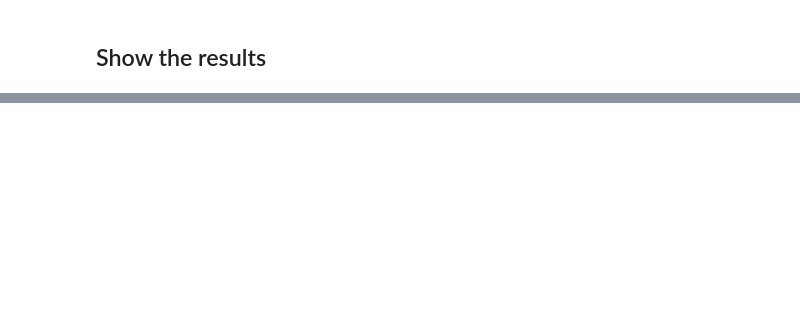
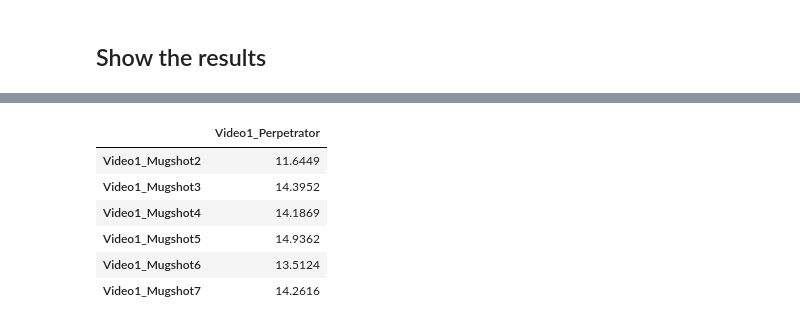
Before and after one commit to lmickes/pyWitnessAI, a Jupyter notebook: tutorial/01_Similarity.ipynb, the cells around one changed output, grey strips where cells are left out. Cells and saved outputs as stored; diff of their text form; code cells hidden in the pictures; blank space fills up the shorter version.

```diff
--- a/tutorial/01_Similarity.ipynb
+++ b/tutorial/01_Similarity.ipynb
@@ -112,0 +132,21 @@ image_analyzer.dataframe()
+# %%
+# Instead of 'mtcnn', you can simply use 'opencv' as backend of detection.
+image_analyzer = ImageAnalyzer(
+    column_images=WH_column_images,
+    row_images=WH_row_images,
+    model="Facenet",
+    backend="opencv",
+    distance_metric="euclidean",
+    normalization="Facenet"
+)
+
+image_analyzer.process()
+image_analyzer.dataframe()
+# %% [output]
+|  | Video1_Perpetrator |
+| Video1_Mugshot2 | 11.6449 |
+| Video1_Mugshot3 | 14.3952 |
+| Video1_Mugshot4 | 14.1869 |
+| Video1_Mugshot5 | 14.9362 |
+| Video1_Mugshot6 | 13.5124 |
+| Video1_Mugshot7 | 14.2616 |
```
Also changed, not shown: parts of 33 cells of this notebook, 6 other files.
